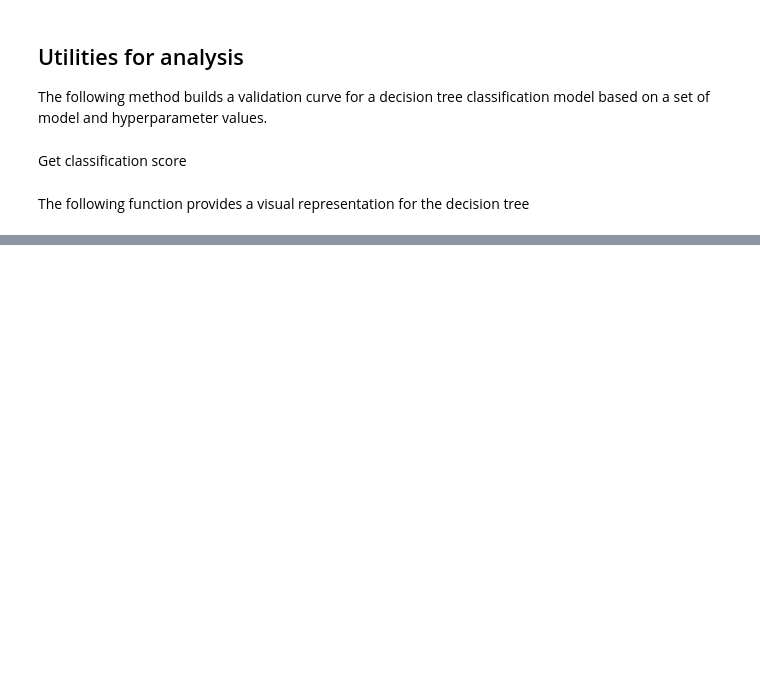
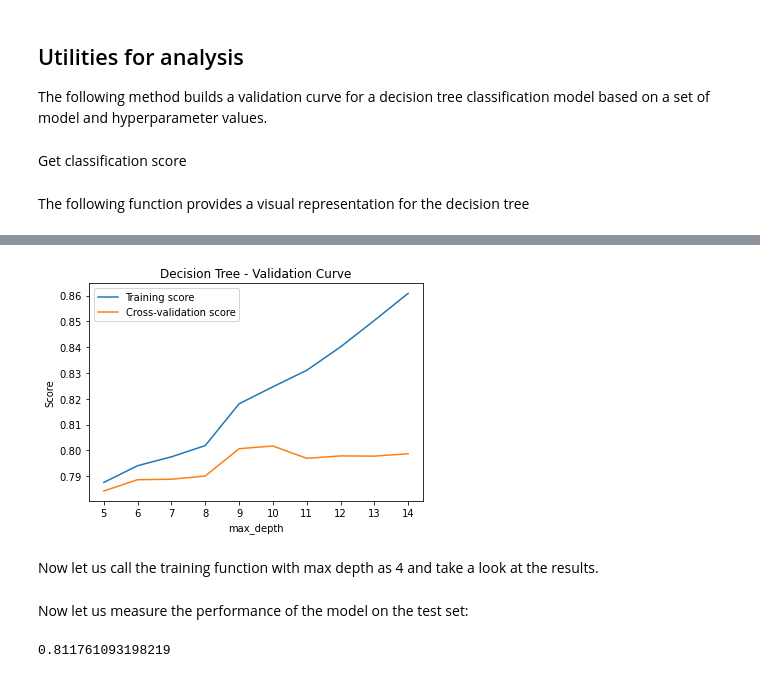
Before and after one commit to prasannspv/Machine-Learning-Notebooks, a Jupyter notebook: Assignment 1/Decision Trees.ipynb, the cells around one changed output, grey strips where cells are left out. Cells and saved outputs as stored; diff of their text form; code cells hidden in the pictures; blank space fills up the shorter version.

```diff
--- a/Assignment 1/Decision Trees.ipynb
+++ b/Assignment 1/Decision Trees.ipynb
@@ -29,18 +37,17 @@ def prune(dt, X, y):
 
 The following method builds a validation curve for a decision tree classification model based on a set of model and hyperparameter values.
 # %%
-def plot_validation_curve(dt, X, y, param_name, param_range, cross_validation, fig_name):
-    tr_sc, tst_sc = model_selection.validation_curve(clf_dt, X, y, param_name=param_name,
+def plot_validation_curve(dt, X, y, param_name, param_range, cross_validation=5, fig_name="validation_curve.png"):
+    tr_sc, tst_sc = model_selection.validation_curve(dt, X, y, param_name=param_name,
                                                             param_range=param_range, cv=cross_validation)
     plt.figure()
     plt.xticks(param_range)
 
     plt.xlabel(param_name)
     plt.ylabel("Score")
-    plt.legend(loc="best")
-
     plt.plot(param_range, np.mean(tr_sc, axis=1), label='Training score')
     plt.plot(param_range, np.mean(tst_sc, axis=1), label='Cross-validation score')
+    plt.legend(loc="best")
     plt.title('Decision Tree - Validation Curve')
 
     plt.savefig(fig_name)
@@ -65,0 +100,16 @@ The data is related with direct marketing campaigns (phone calls) of a Portugues
+# %%
+categorical_vars =["workclass", "education", "marital-status", "occupation", "relationship",
+                   "race", "sex", "native-country"]
+df = data.copy()
+for var in categorical_vars:
+    df[var] = pd.Categorical(df[var])
+    df[var] = df[var].cat.codes
+
+continuous_vars = ["fnlwgt", "capital-gain", "capital-loss"]
+for var in continuous_vars:
+    df[var] = (df[var]-df[var].mean())/df[var].std()
+
+normalized_df=(df-df.mean())/df.std()
+y = df.output.values
+X = df.drop(['output'], axis=1)
+df.head()
@@ -65,0 +123,8 @@ The data is related with direct marketing campaigns (phone calls) of a Portugues
+# %%
+X_train, X_test, y_train, y_test = train_test_split(X, y, test_size=0.20, random_state=7)
+plot_validation_curve(tree.DecisionTreeClassifier(class_weight="balanced"), X_train, y_train, 'max_depth', range(5, 15),
+                      fig_name="max_depth_vc.png")
+# %% [output]
+[figure, added]
+# %% [markdown]
+Now let us call the training function with max depth as 4 and take a look at the results.
@@ -65,0 +133,6 @@ The data is related with direct marketing campaigns (phone calls) of a Portugues
+# %% [markdown]
+Now let us measure the performance of the model on the test set:
+# %%
+get_classification_score(dt, X_test, y_test)
+# %% [output]
+0.811761093198219
```
Also changed, not shown: parts of 23 cells of this notebook, 2 other files.
